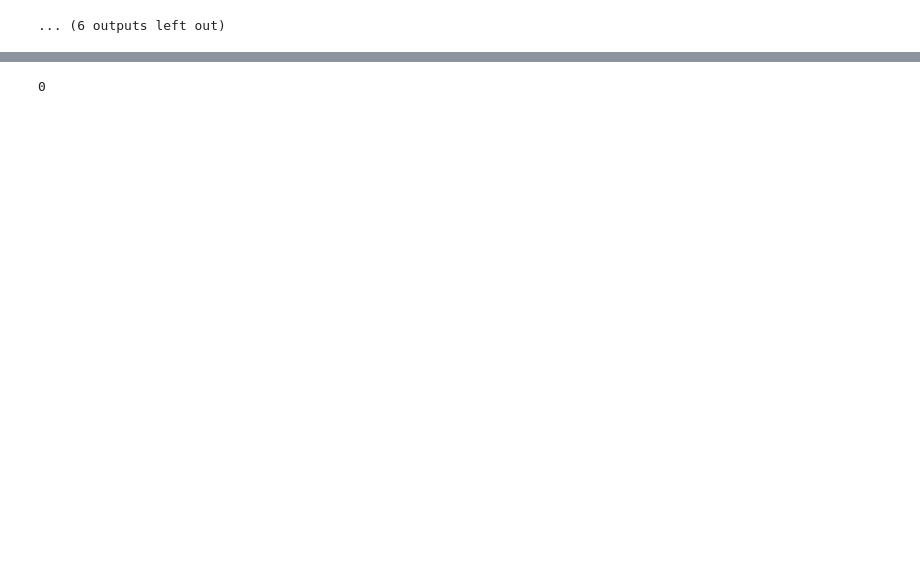
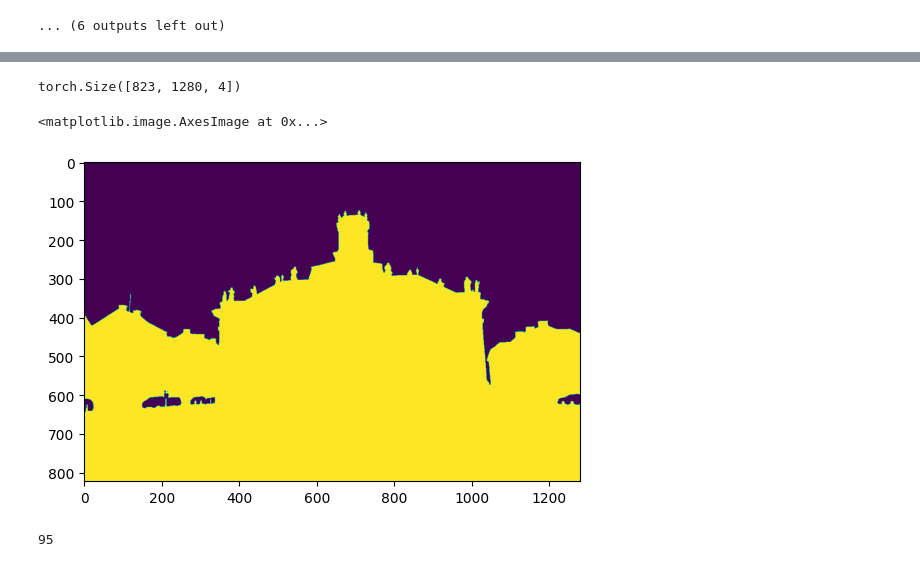
Before and after one commit to JADGardner/neusky, a Jupyter notebook: notebooks/test_dataloader_nerf_osr.ipynb, the cells around one changed output, grey strips where cells are left out. Drawn from its saved outputs; the diff is of its cells as text; code cells hidden in the pictures; blank space fills up the shorter version.

Commit message:
update eval for nerfosr

```diff
--- a/notebooks/test_dataloader_nerf_osr.ipynb
+++ b/notebooks/test_dataloader_nerf_osr.ipynb
@@ -65,6 +65,15 @@ torch.Size([64])
 # %%
 image_idx, camera_ray_bundle, batch = datamanager.next_eval_image(step=0)
-# %%
-image_idx
-# %% [output]
-0
+# %%
+batch['mask'].shape
+# %% [output]
+torch.Size([823, 1280, 4])
+# %%
+plt.imshow(batch['mask'][:, :, 0].cpu().detach().numpy())
+# %% [output]
+<matplotlib.image.AxesImage at 0x...>
+[figure, added]
+# %%
+len(datamanager.eval_session_compare_dataloader)
+# %% [output]
+95
```
Also changed, not shown: parts of 2 cells of this notebook, 3 other files.
